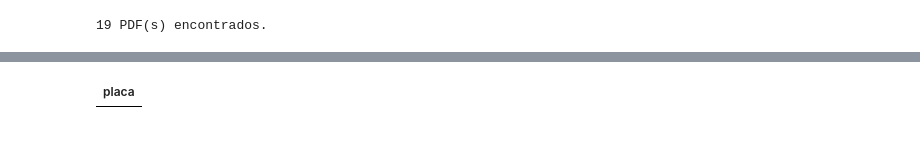
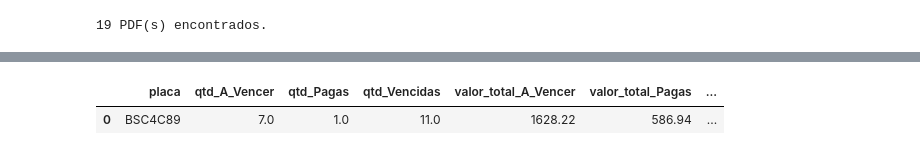
Before and after one commit to RafaelOmega/Multas, a Jupyter notebook: analise_multas.ipynb, the cells around one changed output, grey strips where cells are left out. Cells and saved outputs as stored; diff of their text form; code cells hidden in the pictures.

```diff
--- a/analise_multas.ipynb
+++ b/analise_multas.ipynb
@@ -138,17 +331,37 @@ df_multas.head()
 # %%
 # ===== CÉLULA 5: RESUMO POR PLACA =====
 resumo = (
     df_multas
     .groupby(["placa", "status"])
-    .agg(qtd=("arquivo", "count"), valor_total=("valor_num", "sum"))
+    .agg(
+        qtd=("arquivo", "count"),
+        valor_total=("valor_num", "sum"),
+        prazo_min=("dias_para_vencimento", "min"),
+    )
     .reset_index()
-    .pivot(index="placa", columns="status", values=["qtd", "valor_total"])
-    .fillna(0)
+    .pivot(index="placa", columns="status", values=["qtd", "valor_total", "prazo_min"])
 )
 
+# achata as colunas: qtd_A_Vencer, valor_total_Pagas, prazo_min_Vencidas...
+resumo.columns = [f"{metrica}_{status}" for metrica, status in resumo.columns]
+
+# totais por placa (contagem e valor zeram sem multas; prazo NaN permanece = sem vencimento)
+for metrica in ("qtd", "valor_total"):
+    cols = [c for c in resumo.columns if c.startswith(f"{metrica}_")]
+    resumo[cols] = resumo[cols].fillna(0)
+    resumo[f"{metrica}_TOTAL"] = resumo[cols].sum(axis=1)
+
+# menor prazo entre todos os status (NaN se a placa só tiver autuações)
+prazo_cols = [c for c in resumo.columns if c.startswith("prazo_min_")]
+resumo["prazo_min_geral"] = resumo[prazo_cols].min(axis=1)
+
+# mais urgente primeiro (sem prazo fica por último)
+resumo = resumo.sort_values("prazo_min_geral").reset_index()
+
 resumo
 # %% [output]
-| placa |
+|  | placa | qtd_A_Vencer | qtd_Pagas | qtd_Vencidas | valor_total_A_Vencer | valor_total_Pagas | ... |
+| 0 | BSC4C89 | 7.0 | 1.0 | 11.0 | 1628.22 | 586.94 | ... |
 # %%
 # ===== CÉLULA 6: EXPORTAÇÃO =====
 saida = BASE_DIR / "resumo_multas.xlsx"
```
Also changed, not shown: parts of 5 cells of this notebook, 1 other file.
